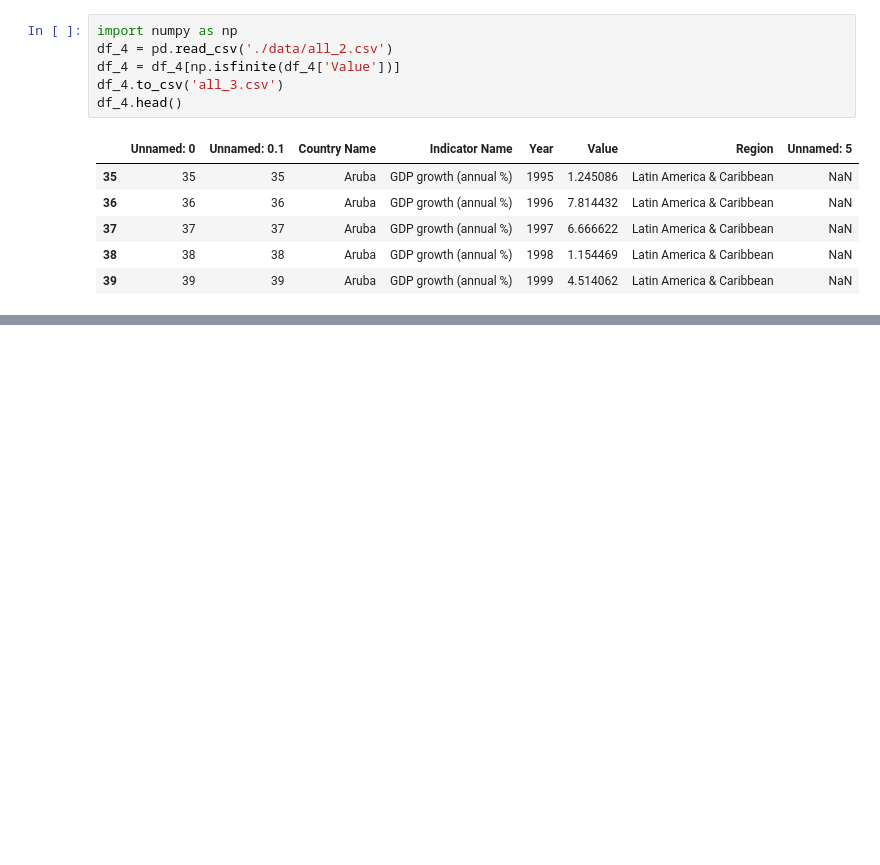
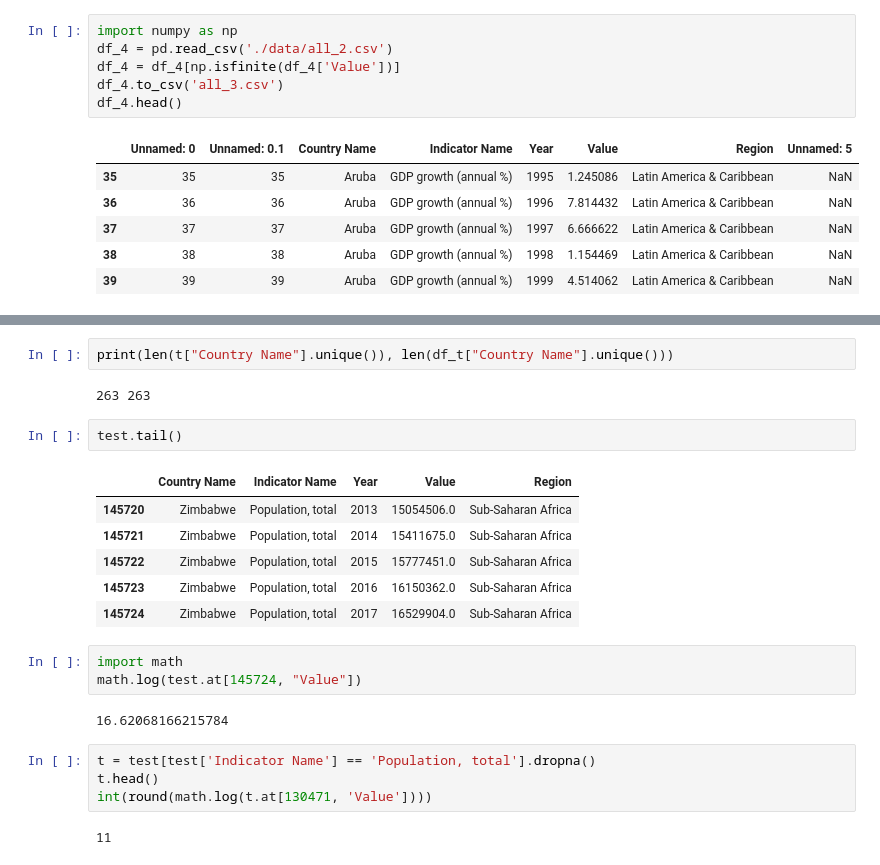
Before and after one commit to Devilmoon/DaViEx, a Jupyter notebook: static/data/preprocess.ipynb, the cells around one changed output, grey strips where cells are left out. Drawn from its saved outputs; the diff is of its cells as text; blank space fills up the shorter version.

```diff
--- a/static/data/preprocess.ipynb
+++ b/static/data/preprocess.ipynb
@@ -41,0 +116,24 @@ df_4.head()
+# %%
+print(len(t["Country Name"].unique()), len(df_t["Country Name"].unique()))
+# %% [output]
+263 263
+# %%
+test.tail()
+# %% [output]
+|  | Country Name | Indicator Name | Year | Value | Region |
+| 145720 | Zimbabwe | Population, total | 2013 | 15054506.0 | Sub-Saharan Africa |
+| 145721 | Zimbabwe | Population, total | 2014 | 15411675.0 | Sub-Saharan Africa |
+| 145722 | Zimbabwe | Population, total | 2015 | 15777451.0 | Sub-Saharan Africa |
+| 145723 | Zimbabwe | Population, total | 2016 | 16150362.0 | Sub-Saharan Africa |
+| 145724 | Zimbabwe | Population, total | 2017 | 16529904.0 | Sub-Saharan Africa |
+# %%
+import math
+math.log(test.at[145724, "Value"])
+# %% [output]
+16.62068166215784
+# %%
+t = test[test['Indicator Name'] == 'Population, total'].dropna()
+t.head()
+int(round(math.log(t.at[130471, 'Value'])))
+# %% [output]
+11
```
Also changed, not shown: parts of 7 cells of this notebook, 2 other files.
